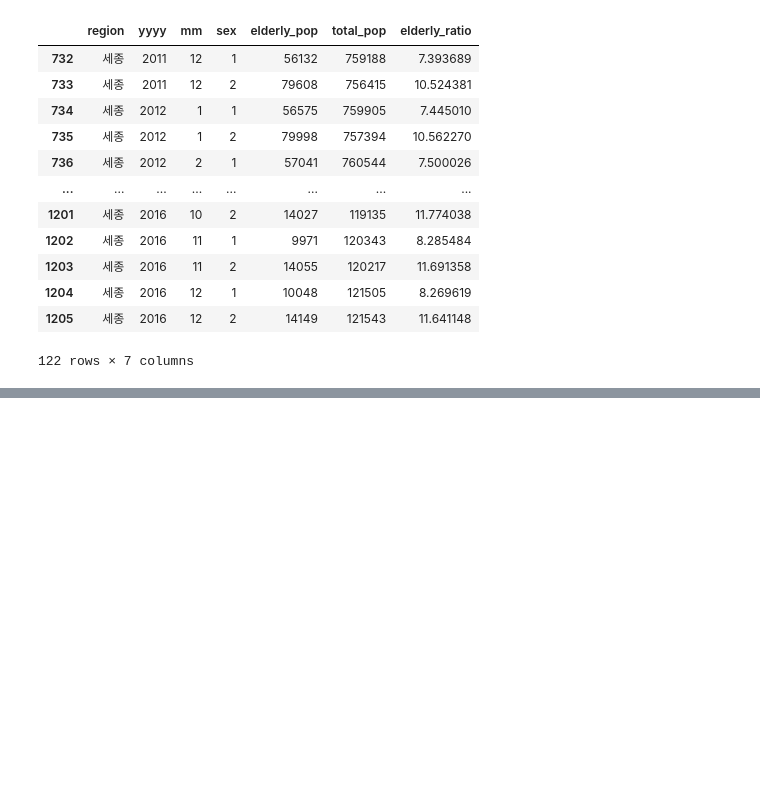
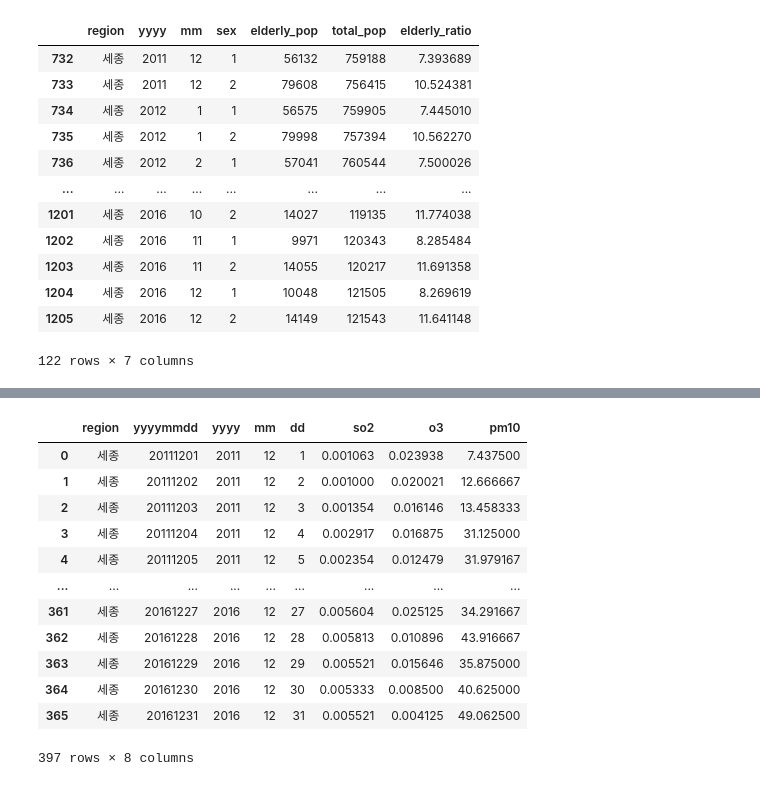
Before and after one commit to leech2193/weather_hospital_sowhat, a Jupyter notebook: [preprocessing] sejong-si data.ipynb, the cells around one changed output, grey strips where cells are left out. Cells and saved outputs as stored; diff of their text form; code cells hidden in the pictures; blank space fills up the shorter version.

```diff
--- a/[preprocessing] sejong-si data.ipynb
+++ b/[preprocessing] sejong-si data.ipynb
@@ -128,0 +219,15 @@ elderly.to_csv('Z:/공모전/날씨빅데이터콘테스트(공유)/data/201112_
+# %%
+df = pd.read_excel('/content/drive/MyDrive/공모전/날씨 빅데이터 콘테스트/data/airpollutants/2011/2011년04분기.xlsx')
+df_2011_4 = df.copy()
+# %%
+tmp_df = df_2011_4[(df_2011_4['지역'] == '대전 유성구') & (df_2011_4['측정일시'].astype(str).str[4:6] == '12')]
+tmp_df.drop(columns = ['측정소명','측정소코드','CO','NO2','주소'], inplace=True)
+tmp_df.loc[:,'지역'] = '세종'
+tmp_df.loc[:,'측정일시'] = tmp_df['측정일시'].astype(str).str[:-2]
+tmp_df.rename(columns = {'지역':'region', '측정일시':'yyyymmdd','SO2':'so2','O3':'o3','PM10':'pm10'}, inplace=True)
+tmp_df = tmp_df.groupby(['region','yyyymmdd'], as_index=False).mean()
+tmp_df.insert(2,'yyyy', pd.to_datetime(tmp_df.yyyymmdd).dt.year)
+tmp_df.insert(3,'mm', pd.to_datetime(tmp_df.yyyymmdd).dt.month)
+tmp_df.insert(4,'dd', pd.to_datetime(tmp_df.yyyymmdd).dt.day)
+print(tmp_df.shape)
+tmp_df.head()
@@ -128,0 +260,17 @@ elderly.to_csv('Z:/공모전/날씨빅데이터콘테스트(공유)/data/201112_
+# %%
+sejong_air = tmp_df.append(data2016_)
+sejong_air
+# %% [output]
+|  | region | yyyymmdd | yyyy | mm | dd | so2 | o3 | pm10 |
+| 0 | 세종 | 20111201 | 2011 | 12 | 1 | 0.001063 | 0.023938 | 7.437500 |
+| 1 | 세종 | 20111202 | 2011 | 12 | 2 | 0.001000 | 0.020021 | 12.666667 |
+| 2 | 세종 | 20111203 | 2011 | 12 | 3 | 0.001354 | 0.016146 | 13.458333 |
+| 3 | 세종 | 20111204 | 2011 | 12 | 4 | 0.002917 | 0.016875 | 31.125000 |
+| 4 | 세종 | 20111205 | 2011 | 12 | 5 | 0.002354 | 0.012479 | 31.979167 |
+| ... | ... | ... | ... | ... | ... | ... | ... | ... |
+| 361 | 세종 | 20161227 | 2016 | 12 | 27 | 0.005604 | 0.025125 | 34.291667 |
+| 362 | 세종 | 20161228 | 2016 | 12 | 28 | 0.005813 | 0.010896 | 43.916667 |
+| 363 | 세종 | 20161229 | 2016 | 12 | 29 | 0.005521 | 0.015646 | 35.875000 |
+| 364 | 세종 | 20161230 | 2016 | 12 | 30 | 0.005333 | 0.008500 | 40.625000 |
+| 365 | 세종 | 20161231 | 2016 | 12 | 31 | 0.005521 | 0.004125 | 49.062500 |
+397 rows × 8 columns
```
Also changed, not shown: parts of 22 cells of this notebook.
